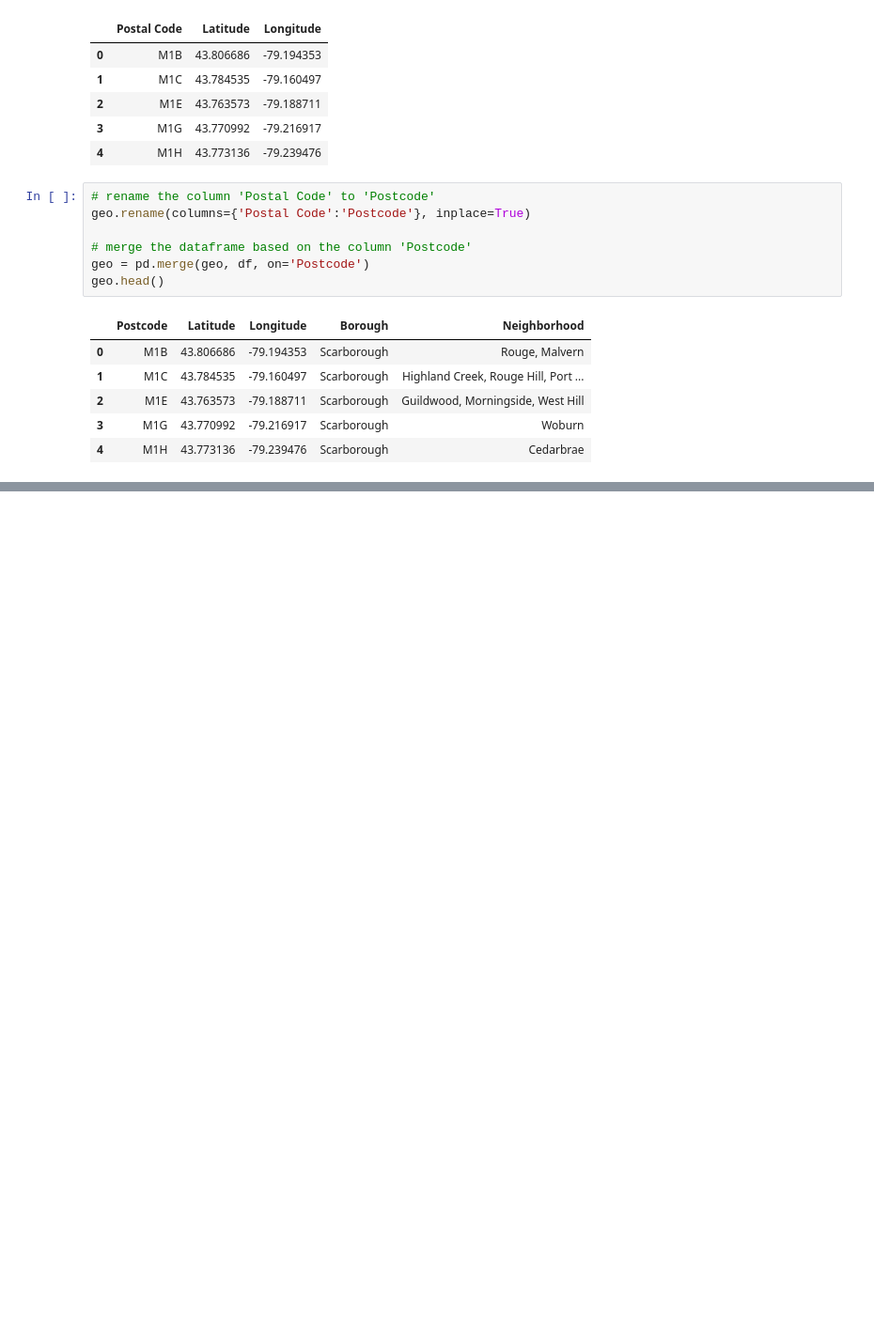
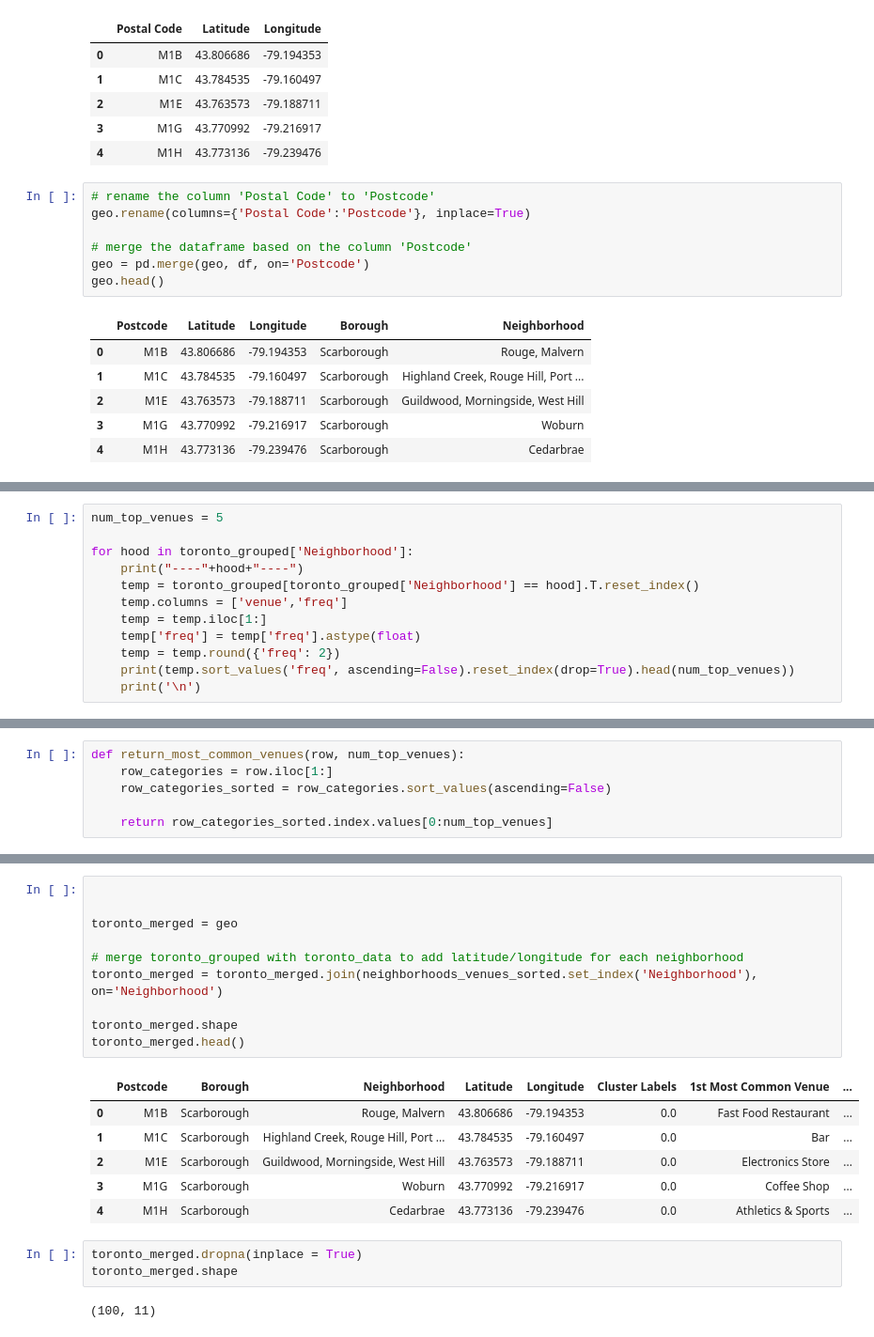
Before and after one commit to RuiAmberHe/Data_Science_Capstone, a Jupyter notebook: Segmenting and Clustering Neighborhoods in Toronto.ipynb, the cells around one changed output, grey strips where cells are left out. Shown: that part at 94% size. Drawn from its saved outputs; the diff is of its cells as text; blank space fills up the shorter version.

```diff
--- a/Segmenting and Clustering Neighborhoods in Toronto.ipynb
+++ b/Segmenting and Clustering Neighborhoods in Toronto.ipynb
@@ -219,0 +372,12 @@ neigh_geo.head(20)
+# %%
+num_top_venues = 5
+
+for hood in toronto_grouped['Neighborhood']:
+    print("----"+hood+"----")
+    temp = toronto_grouped[toronto_grouped['Neighborhood'] == hood].T.reset_index()
+    temp.columns = ['venue','freq']
+    temp = temp.iloc[1:]
+    temp['freq'] = temp['freq'].astype(float)
+    temp = temp.round({'freq': 2})
+    print(temp.sort_values('freq', ascending=False).reset_index(drop=True).head(num_top_venues))
+    print('\n')
@@ -219,0 +402,6 @@ neigh_geo.head(20)
+# %%
+def return_most_common_venues(row, num_top_venues):
+    row_categories = row.iloc[1:]
+    row_categories_sorted = row_categories.sort_values(ascending=False)
+
+    return row_categories_sorted.index.values[0:num_top_venues]
@@ -219,0 +465,22 @@ neigh_geo.head(20)
+# %%
+
+
+toronto_merged = geo
+
+# merge toronto_grouped with toronto_data to add latitude/longitude for each neighborhood
+toronto_merged = toronto_merged.join(neighborhoods_venues_sorted.set_index('Neighborhood'), on='Neighborhood')
+
+toronto_merged.shape
+toronto_merged.head()
+# %% [output]
+|  | Postcode | Borough | Neighborhood | Latitude | Longitude | Cluster Labels | 1st Most Common Venue | ... |
+| 0 | M1B | Scarborough | Rouge, Malvern | 43.806686 | -79.194353 | 0.0 | Fast Food Restaurant | ... |
+| 1 | M1C | Scarborough | Highland Creek, Rouge Hill, Port ... | 43.784535 | -79.160497 | 0.0 | Bar | ... |
+| 2 | M1E | Scarborough | Guildwood, Morningside, West Hill | 43.763573 | -79.188711 | 0.0 | Electronics Store | ... |
+| 3 | M1G | Scarborough | Woburn | 43.770992 | -79.216917 | 0.0 | Coffee Shop | ... |
+| 4 | M1H | Scarborough | Cedarbrae | 43.773136 | -79.239476 | 0.0 | Athletics & Sports | ... |
+# %%
+toronto_merged.dropna(inplace = True)
+toronto_merged.shape
+# %% [output]
+(100, 11)
```
Also changed, not shown: parts of 34 cells of this notebook.
